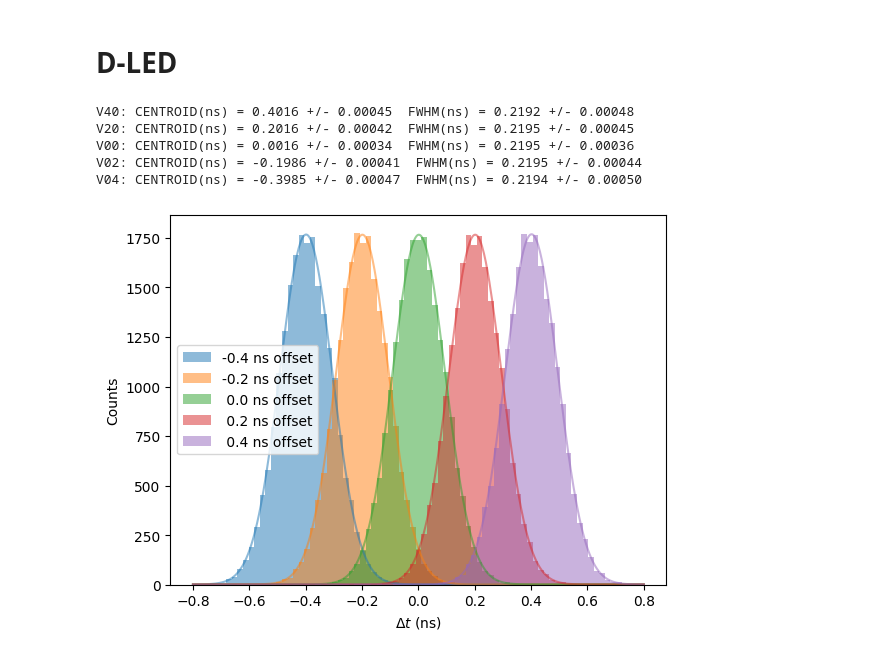
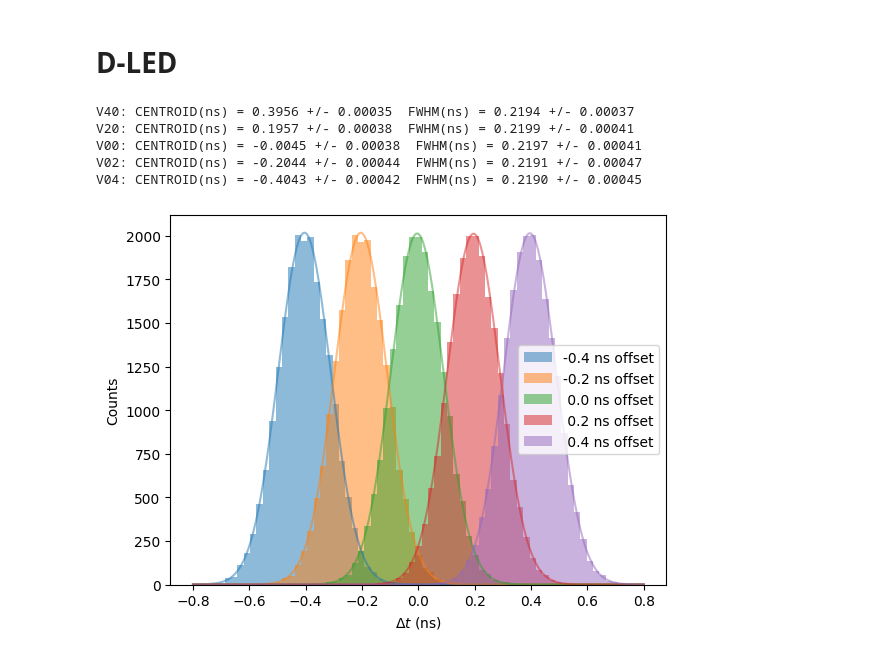
Before and after one commit to wjosefw/MLTiming, a Jupyter notebook: CFD_CON_DATOS_TFM_ALBA.ipynb, the cells around one changed output. Saved outputs shown, nothing was run; the diff lists cells and outputs as text; code cells hidden in the pictures.

```diff
--- a/CFD_CON_DATOS_TFM_ALBA.ipynb
+++ b/CFD_CON_DATOS_TFM_ALBA.ipynb
@@ -18,16 +18,17 @@ normalized_data = np.load(os.path.join(normalized_dir, 'Na22_test_val.npz'))['da
 # **IMPORTANT DEFINITIONS**
 # %%
 fraction = 0.2    # Fraction to attenuate pulse for CFD
-shift = 7        # Delay for CFD
+shift = 7         # Delay for CFD
 threshold = 0.01  # Threshold for relative Leading Edge
 t_shift = 1
 time_step = 0.2   # In ns
+nbins = 71
 # %%
 DATA_00 = normalized_data
-DATA_02 = create_position(DATA_00, channel_to_move = 1, channel_to_fix = 0, t_shift = t_shift, NOISE = False)
-DATA_20 = create_position(DATA_00, channel_to_move = 0, channel_to_fix = 1, t_shift = t_shift, NOISE = False)
-DATA_04 = create_position(DATA_00, channel_to_move = 1, channel_to_fix = 0, t_shift = int(2*t_shift), NOISE = False)
-DATA_40 = create_position(DATA_00, channel_to_move = 0, channel_to_fix = 1, t_shift = int(2*t_shift), NOISE = False)
+DATA_02 = create_position(DATA_00, channel_to_move = 1, channel_to_fix = 0, t_shift = t_shift)
+DATA_20 = create_position(DATA_00, channel_to_move = 0, channel_to_fix = 1, t_shift = t_shift)
+DATA_04 = create_position(DATA_00, channel_to_move = 1, channel_to_fix = 0, t_shift = int(2*t_shift))
+DATA_40 = create_position(DATA_00, channel_to_move = 0, channel_to_fix = 1, t_shift = int(2*t_shift))
 # %% [markdown]
 # **CFD**
 # %%
@@ -159,12 +181,11 @@ timestamps_dec1_DATA_40 = np.array(timestamps_dec1_DATA_40_list)
 # %%
-TOF_V00 = timestamps_dec0_DATA_00 - timestamps_dec1_DATA_00
-TOF_V02 = timestamps_dec0_DATA_02 - timestamps_dec1_DATA_02
-TOF_V20 = timestamps_dec0_DATA_20 - timestamps_dec1_DATA_20
-TOF_V04 = timestamps_dec0_DATA_04 - timestamps_dec1_DATA_04
-TOF_V40 = timestamps_dec0_DATA_40 - timestamps_dec1_DATA_40
+TOF_V00 = timestamps_RLE_dec0_DATA_00 - timestamps_RLE_dec1_DATA_00
+TOF_V02 = timestamps_RLE_dec0_DATA_02 - timestamps_RLE_dec1_DATA_02
+TOF_V20 = timestamps_RLE_dec0_DATA_20 - timestamps_RLE_dec1_DATA_20
+TOF_V04 = timestamps_RLE_dec0_DATA_04 - timestamps_RLE_dec1_DATA_04
+TOF_V40 = timestamps_RLE_dec0_DATA_40 - timestamps_RLE_dec1_DATA_40
 
 #------------------------------------------- Histogram and gaussian fit -----------------------------------------------
-nbins = 91
 centroid_V00, sigmaN_V00 = calculate_gaussian_center_sigma(TOF_V00[None,:], np.zeros((TOF_V00.shape[0])), nbins = nbins)
 
 plot_gaussian(TOF_V04, centroid_V00, range = 0.8, label = '-0.4 ns offset', nbins = nbins)
@@ -215,8 +236,8 @@ print(MAE)
 # **D-LED**
 # %%
 DATA_00 = non_normalized_data
-DATA_02 = create_position(DATA_00, channel_to_move = 1, channel_to_fix = 0, t_shift = t_shift, NOISE = False)
-DATA_20 = create_position(DATA_00, channel_to_move = 0, channel_to_fix = 1, t_shift = t_shift, NOISE = False)
-DATA_04 = create_position(DATA_00, channel_to_move = 1, channel_to_fix = 0, t_shift = int(2*t_shift), NOISE = False)
-DATA_40 = create_position(DATA_00, channel_to_move = 0, channel_to_fix = 1, t_shift = int(2*t_shift), NOISE = False)
+DATA_02 = create_position(DATA_00, channel_to_move = 1, channel_to_fix = 0, t_shift = t_shift)
+DATA_20 = create_position(DATA_00, channel_to_move = 0, channel_to_fix = 1, t_shift = t_shift)
+DATA_04 = create_position(DATA_00, channel_to_move = 1, channel_to_fix = 0, t_shift = int(2*t_shift))
+DATA_40 = create_position(DATA_00, channel_to_move = 0, channel_to_fix = 1, t_shift = int(2*t_shift))
 # %%
@@ -277,46 +298,45 @@ timestamps_dec1_DATA_40 = np.array(timestamps_dec1_DATA_40_list)
 # %%
-TOF_V00 = timestamps_dec0_DATA_00 - timestamps_dec1_DATA_00
-TOF_V02 = timestamps_dec0_DATA_02 - timestamps_dec1_DATA_02
-TOF_V20 = timestamps_dec0_DATA_20 - timestamps_dec1_DATA_20
-TOF_V04 = timestamps_dec0_DATA_04 - timestamps_dec1_DATA_04
-TOF_V40 = timestamps_dec0_DATA_40 - timestamps_dec1_DATA_40
+TOF_V00 = timestamps_DLED_dec0_DATA_00 - timestamps_DLED_dec1_DATA_00
+TOF_V02 = timestamps_DLED_dec0_DATA_02 - timestamps_DLED_dec1_DATA_02
+TOF_V20 = timestamps_DLED_dec0_DATA_20 - timestamps_DLED_dec1_DATA_20
+TOF_V04 = timestamps_DLED_dec0_DATA_04 - timestamps_DLED_dec1_DATA_04
+TOF_V40 = timestamps_DLED_dec0_DATA_40 - timestamps_DLED_dec1_DATA_40
 
 #------------------------------------------- Histogram and gaussian fit -----------------------------------------------
-nbins = 81
 centroid_V00, sigmaN_V00 = calculate_gaussian_center_sigma(TOF_V00[None,:], np.zeros((TOF_V00.shape[0])), nbins = nbins)
 
 plot_gaussian(TOF_V04, centroid_V00, range = 0.8, label = '-0.4 ns offset', nbins = nbins)
 plot_gaussian(TOF_V02, centroid_V00, range = 0.8, label = '-0.2 ns offset', nbins = nbins)
 plot_gaussian(TOF_V00, centroid_V00, range = 0.8, label = ' 0.0 ns offset', nbins = nbins)
 plot_gaussian(TOF_V20, centroid_V00, range = 0.8, label = ' 0.2 ns offset', nbins = nbins)
 plot_gaussian(TOF_V40, centroid_V00, range = 0.8, label = ' 0.4 ns offset', nbins = nbins)
 
 
 params_V04, errors_V04 = get_gaussian_params(TOF_V04, centroid_V00, range = 0.8, nbins = nbins)
 params_V02, errors_V02 = get_gaussian_params(TOF_V02, centroid_V00, range = 0.8, nbins = nbins)
 params_V00, errors_V00 = get_gaussian_params(TOF_V00, centroid_V00, range = 0.8, nbins = nbins)
 params_V20, errors_V20 = get_gaussian_params(TOF_V20, centroid_V00, range = 0.8, nbins = nbins)
 params_V40, errors_V40 = get_gaussian_params(TOF_V40, centroid_V00, range = 0.8, nbins = nbins)
 
 
 print("V40: CENTROID(ns) = %.4f +/- %.5f  FWHM(ns) = %.4f +/- %.5f" % (params_V40[2], errors_V40[2], params_V40[3], errors_V40[3]))
 print("V20: CENTROID(ns) = %.4f +/- %.5f  FWHM(ns) = %.4f +/- %.5f" % (params_V20[2], errors_V20[2], params_V20[3], errors_V20[3]))
 print("V00: CENTROID(ns) = %.4f +/- %.5f  FWHM(ns) = %.4f +/- %.5f" % (params_V00[2], errors_V00[2], params_V00[3], errors_V00[3]))
 print("V02: CENTROID(ns) = %.4f +/- %.5f  FWHM(ns) = %.4f +/- %.5f" % (params_V02[2], errors_V02[2], params_V02[3], errors_V02[3]))
 print("V04: CENTROID(ns) = %.4f +/- %.5f  FWHM(ns) = %.4f +/- %.5f" % (params_V04[2], errors_V04[2], params_V04[3], errors_V04[3]))
 
 print('')
 plt.legend()
 plt.xlabel('$\Delta t$ (ns)')
 plt.ylabel('Counts')
 plt.show()
 # %% [output]
-V40: CENTROID(ns) = 0.4016 +/- 0.00045  FWHM(ns) = 0.2192 +/- 0.00048
-V20: CENTROID(ns) = 0.2016 +/- 0.00042  FWHM(ns) = 0.2195 +/- 0.00045
-V00: CENTROID(ns) = 0.0016 +/- 0.00034  FWHM(ns) = 0.2195 +/- 0.00036
-V02: CENTROID(ns) = -0.1986 +/- 0.00041  FWHM(ns) = 0.2195 +/- 0.00044
-V04: CENTROID(ns) = -0.3985 +/- 0.00047  FWHM(ns) = 0.2194 +/- 0.00050
+V40: CENTROID(ns) = 0.3956 +/- 0.00035  FWHM(ns) = 0.2194 +/- 0.00037
+V20: CENTROID(ns) = 0.1957 +/- 0.00038  FWHM(ns) = 0.2199 +/- 0.00041
+V00: CENTROID(ns) = -0.0045 +/- 0.00038  FWHM(ns) = 0.2197 +/- 0.00041
+V02: CENTROID(ns) = -0.2044 +/- 0.00044  FWHM(ns) = 0.2191 +/- 0.00047
+V04: CENTROID(ns) = -0.4043 +/- 0.00042  FWHM(ns) = 0.2190 +/- 0.00045
-[figure, old version]
+[figure, new version]
 # %%
 error_V02 = abs((TOF_V02 - centroid_V00[:, np.newaxis] + time_step*t_shift))
 error_V00 = abs((TOF_V00 - centroid_V00[:, np.newaxis]))
```
Also changed, not shown: parts of 13 cells of this notebook, 13 other files.
